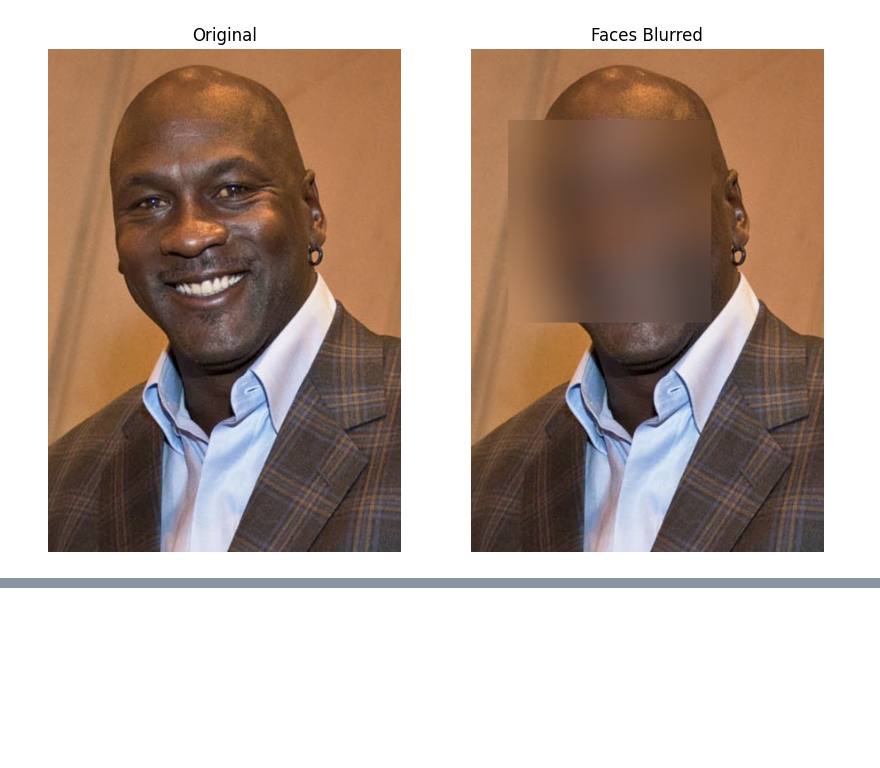
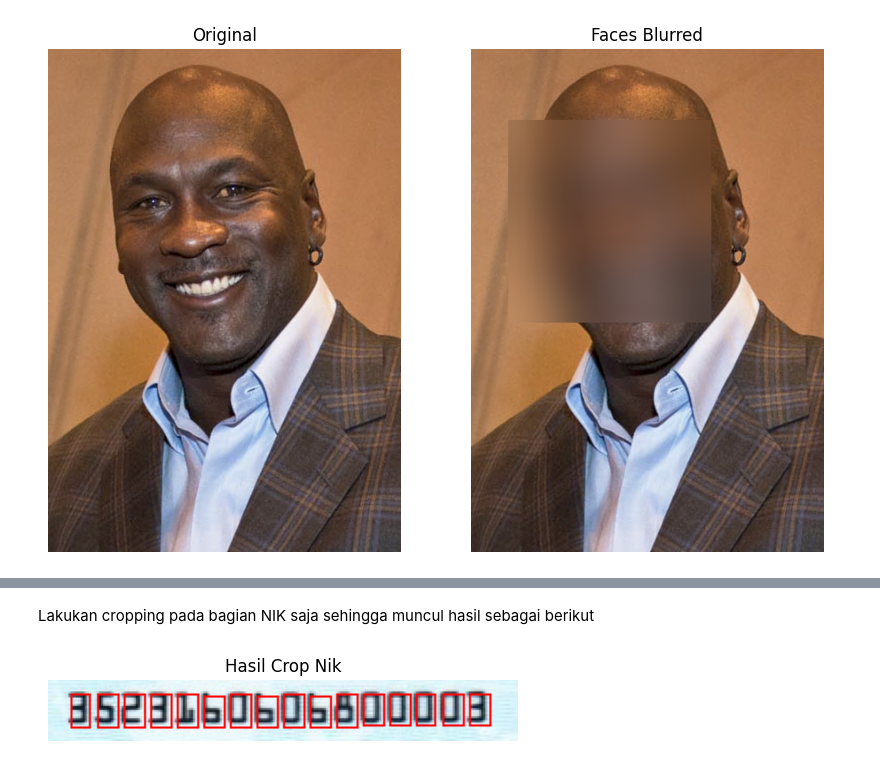
Before and after one commit to edoaurahman/PCVK, a Jupyter notebook: Week12.ipynb, the cells around one changed output, grey strips where cells are left out. Cells and saved outputs as stored; diff of their text form; code cells hidden in the pictures; blank space fills up the shorter version.

```diff
--- a/Week12.ipynb
+++ b/Week12.ipynb
@@ -319,0 +377,64 @@ blur_detect_face('/content/drive/MyDrive/PCVK_MM/Images/Images/facedet/mjordan.j
+# %% [markdown]
+Lakukan cropping pada bagian NIK saja sehingga muncul hasil sebagai berikut
+# %%
+import cv2 as cv
+import os
+
+#  Siapkan file dataset, contoh pada praktik ini menggunakan Maftuchin Tuban
+ktp = cv.imread('/content/drive/MyDrive/PCVK_MM/Images/Images/KTP_More/KTP_More/ktp3.png')
+
+# Menerapkan Gaussian Blur
+blurred = cv.GaussianBlur(ktp.copy(), (5, 5), 0.5)
+
+# Ubah ke grayscale
+gray = cv.cvtColor(blurred, cv.COLOR_BGR2GRAY)
+
+ret, bw = cv.threshold(gray.copy(), 0, 255, cv.THRESH_BINARY + cv.THRESH_OTSU)
+
+_, binary_image = cv.threshold(bw, 128, 255, cv.THRESH_BINARY_INV)
+# Kernel untuk operasi morfologi
+kernel = np.ones((2, 2), np.uint8)
+# Operasi morfologi: Opening untuk memisahkan karakter
+morph_image = cv.morphologyEx(binary_image, cv.MORPH_CLOSE, kernel, iterations=1)
+# Temukan kontur
+contours, _ = cv.findContours(morph_image, cv.RETR_EXTERNAL, cv.CHAIN_APPROX_SIMPLE)
+
+# Tentukan batasan ukuran dan rasio untuk karakter NIK
+min_area = 55
+max_area = 130
+aspect_ratio_range = (0.01, 0.9)
+
+# Gambar asli untuk visualisasi kontur
+output_image = ktp.copy()
+
+for contour in contours:
+    # Dapatkan bounding box dari setiap kontur
+    x, y, w, h = cv.boundingRect(contour)
+
+    # Hitung area dan rasio aspek dari bounding box
+    area = cv.contourArea(contour)
+    aspect_ratio = float(w) / h
+
+    # Filter kontur berdasarkan ukuran dan rasio aspek
+    if min_area <= area <= max_area and aspect_ratio_range[0] <= aspect_ratio <= aspect_ratio_range[1]:
+        # Gambar bounding box pada karakter yang terdeteksi
+        cv.rectangle(output_image, (x, y), (x + w, y + h), (0, 0, 255), 1)
+
+# Area NIK
+x = 110
+y = 45
+w = 230
+h = 30
+
+nik_area = output_image[y:y+h,x:x+w]
+# Visualisasi hasil
+plt.figure(figsize=(5, 6))
+
+plt.imshow(cv.cvtColor(nik_area,cv.COLOR_BGR2RGB))
+plt.title("Hasil Crop Nik")
+plt.axis("off")
+
+plt.tight_layout()
+plt.show()
+# %% [output]
+[figure, added]
```
Also changed, not shown: parts of 2 cells of this notebook.
